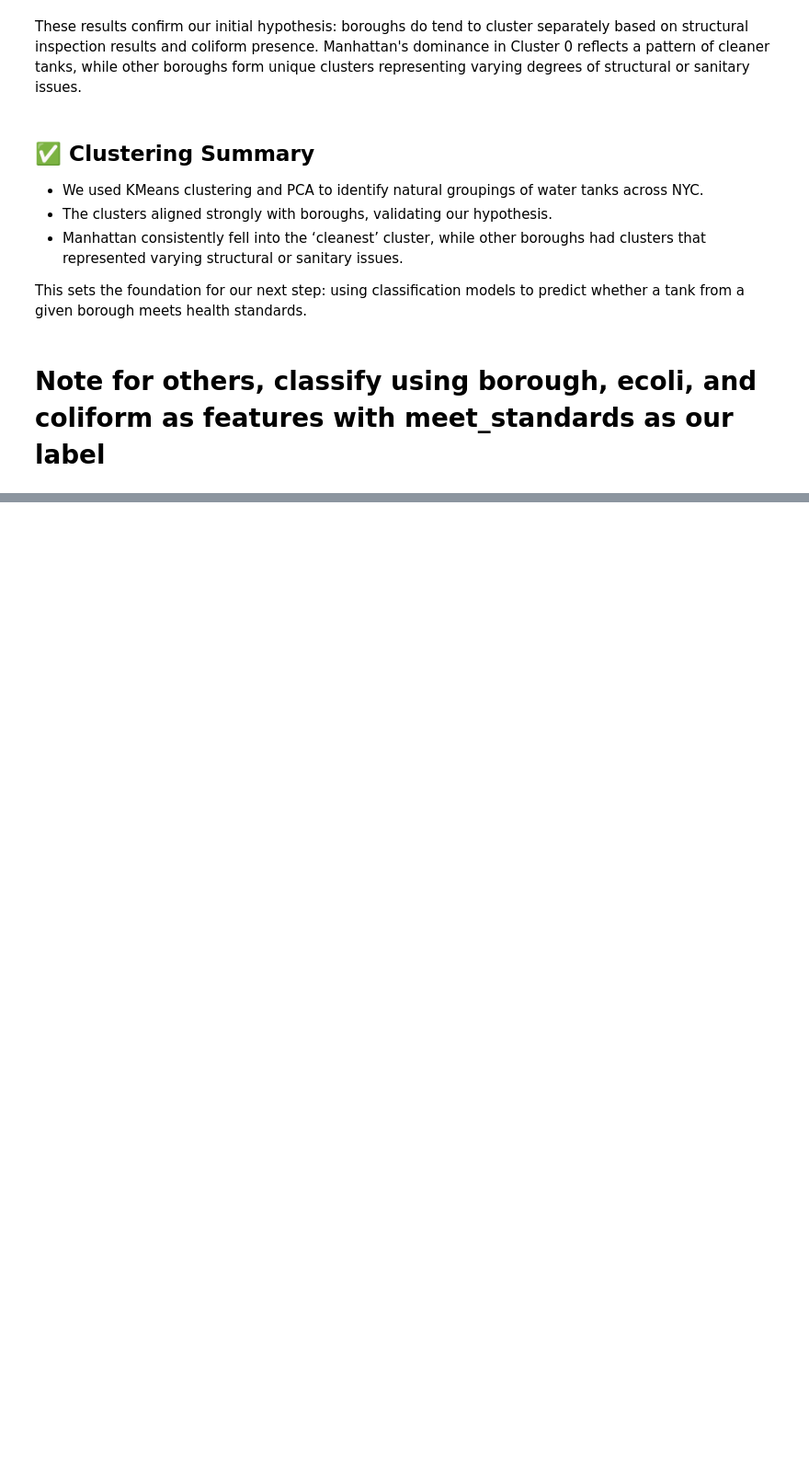
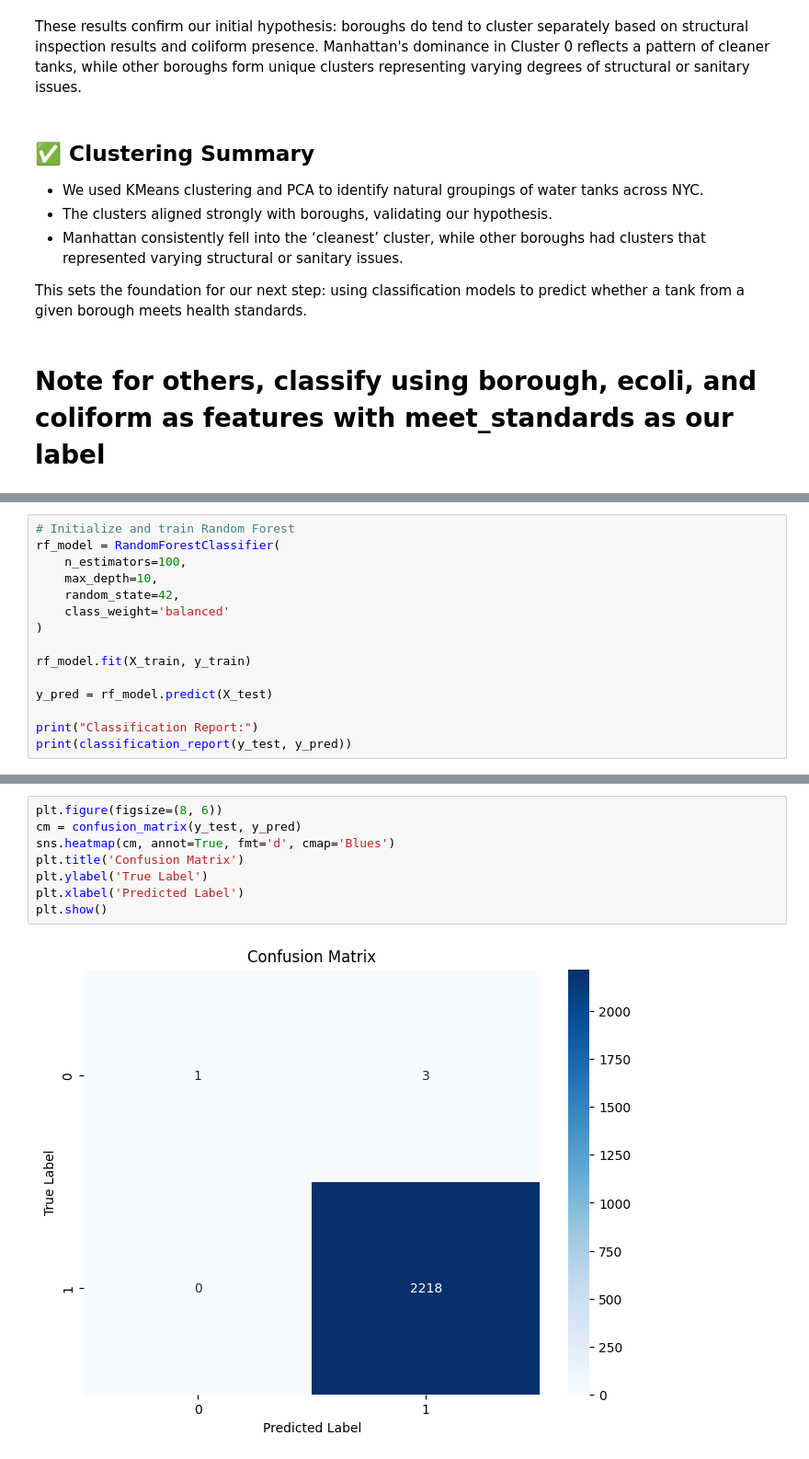
Before and after one commit to OffensiveGeneric/447FinalProj, a Jupyter notebook: data_explore.ipynb, the cells around one changed output, grey strips where cells are left out. Shown at 92% size. Cells and saved outputs as stored; diff of their text form; blank space fills up the shorter version.

Commit message:
Add Random Forest model, visualizations, and tailored analysis to highlight key compliance predictors and model limitations

```diff
--- a/data_explore.ipynb
+++ b/data_explore.ipynb
@@ -478,0 +519,15 @@ This sets the foundation for our next step: using classification models to predi
+# %%
+# Initialize and train Random Forest
+rf_model = RandomForestClassifier(
+    n_estimators=100,
+    max_depth=10,
+    random_state=42,
+    class_weight='balanced'
+)
+
+rf_model.fit(X_train, y_train)
+
+y_pred = rf_model.predict(X_test)
+
+print("Classification Report:")
+print(classification_report(y_test, y_pred))
@@ -478,0 +554,10 @@ This sets the foundation for our next step: using classification models to predi
+# %%
+plt.figure(figsize=(8, 6))
+cm = confusion_matrix(y_test, y_pred)
+sns.heatmap(cm, annot=True, fmt='d', cmap='Blues')
+plt.title('Confusion Matrix')
+plt.ylabel('True Label')
+plt.xlabel('Predicted Label')
+plt.show()
+# %% [output]
+[figure, added]
```
Also changed, not shown: parts of 10 cells of this notebook.
